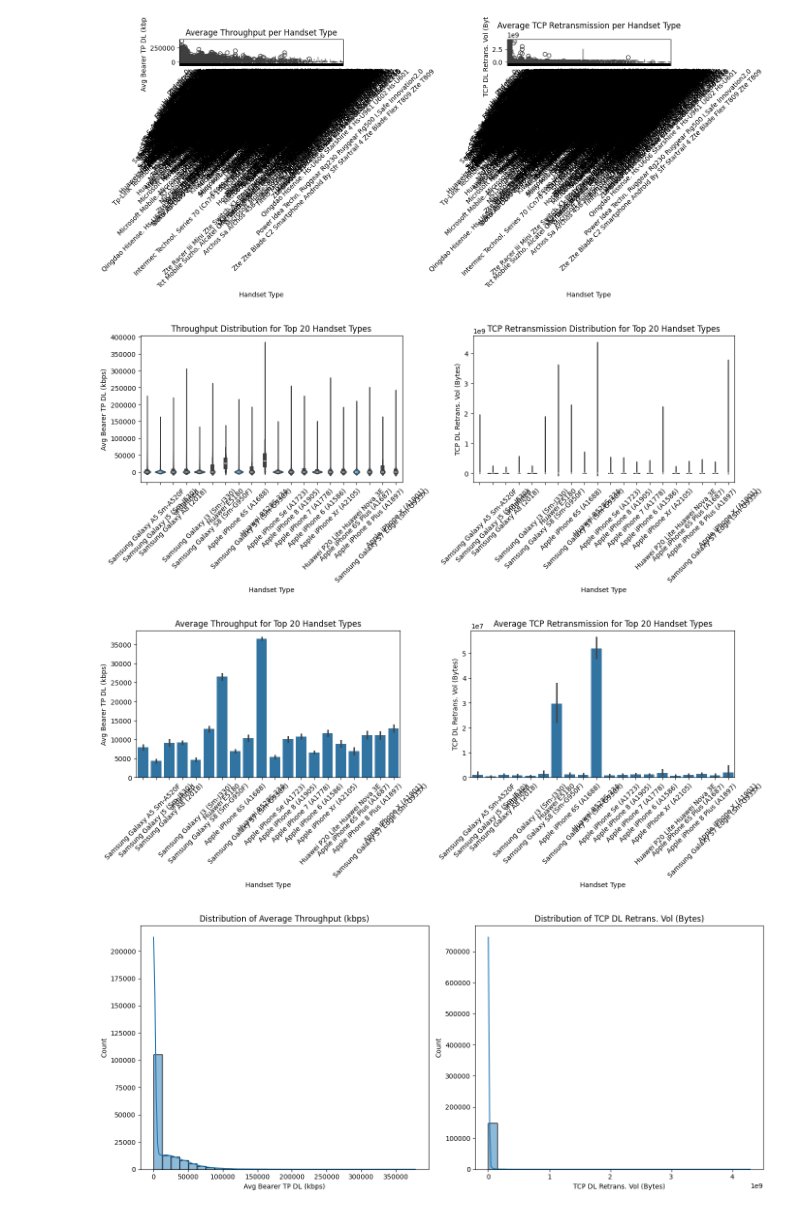
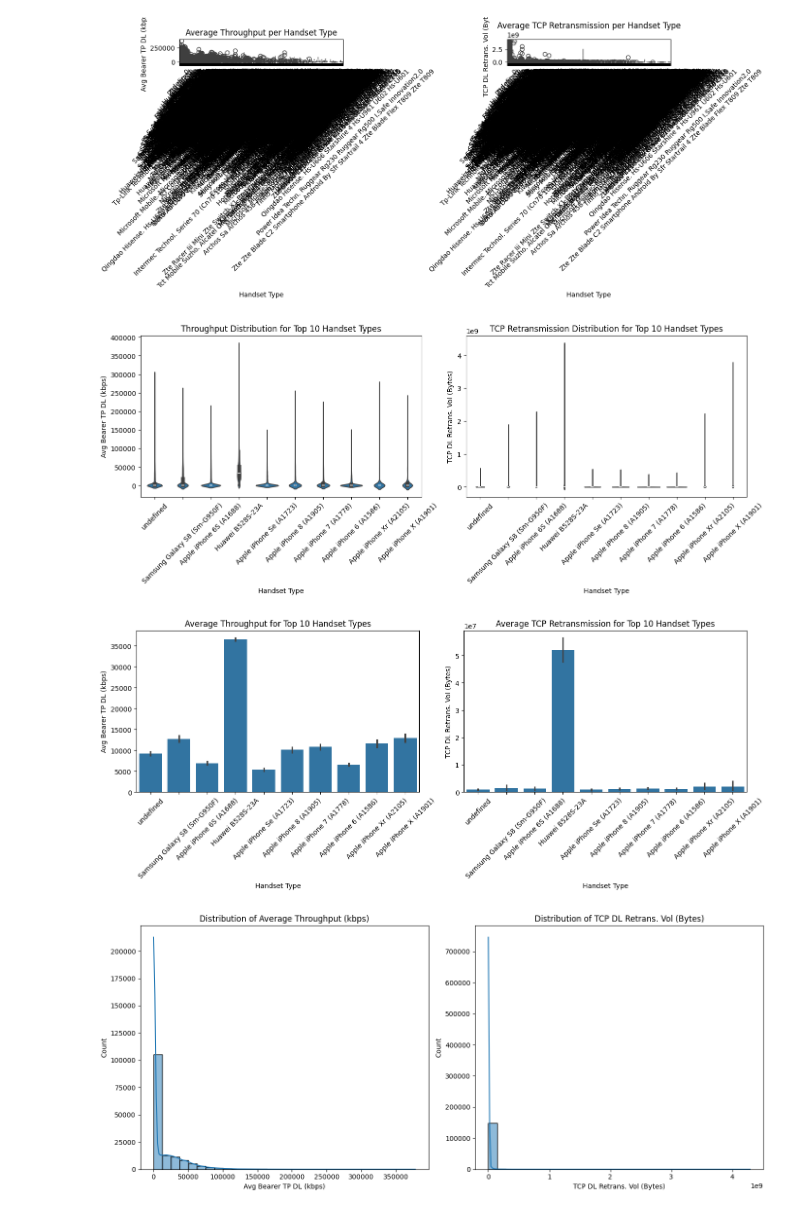
Before and after one commit to yonasKu/KIfiya-Aim-Week-1, a Jupyter notebook: notebooks/experience_analytics.ipynb, the cells around one changed output. Cells and saved outputs as stored; diff of their text form; code cells hidden in the pictures.

```diff
--- a/notebooks/experience_analytics.ipynb
+++ b/notebooks/experience_analytics.ipynb
@@ -382,7 +382,7 @@ Cluster Centers (Original Scale):
 2             49136.770841                 1.780657e+07
 [figure]
 # %%
-def plot_violin(df, top_n=20):
+def plot_violin(df, top_n=10):
     # Get top N handset types
     top_handsets = df['Handset Type'].value_counts().head(top_n).index
     filtered_df = df[df['Handset Type'].isin(top_handsets)]
@@ -406,33 +406,33 @@ def plot_violin(df, top_n=20):
 
 plot_violin(df)
 # %% [output]
-[figure, old version]
+[figure, new version]
 # %%
-def plot_top_handset_types(df, top_n=20):
+def plot_top_handset_types(df, top_n=10):
     # Get top N handset types by occurrence
     top_handsets = df['Handset Type'].value_counts().head(top_n).index
     filtered_df = df[df['Handset Type'].isin(top_handsets)]
 
     plt.figure(figsize=(14, 6))
 
     # Throughput bar plot for top handset types
     plt.subplot(1, 2, 1)
     sns.barplot(x='Handset Type', y='Avg Bearer TP DL (kbps)', data=filtered_df)
     plt.title(f'Average Throughput for Top {top_n} Handset Types')
     plt.xticks(rotation=45)
 
     # TCP retransmission bar plot for top handset types
     plt.subplot(1, 2, 2)
     sns.barplot(x='Handset Type', y='TCP DL Retrans. Vol (Bytes)', data=filtered_df)
     plt.title(f'Average TCP Retransmission for Top {top_n} Handset Types')
     plt.xticks(rotation=45)
 
     plt.tight_layout()
     plt.show()
 
 plot_top_handset_types(df)
 # %% [output]
-[figure, old version]
+[figure, new version]
 # %%
 def plot_histograms(df):
     plt.figure(figsize=(14, 6))
```
Also changed, not shown: 2 other files.
